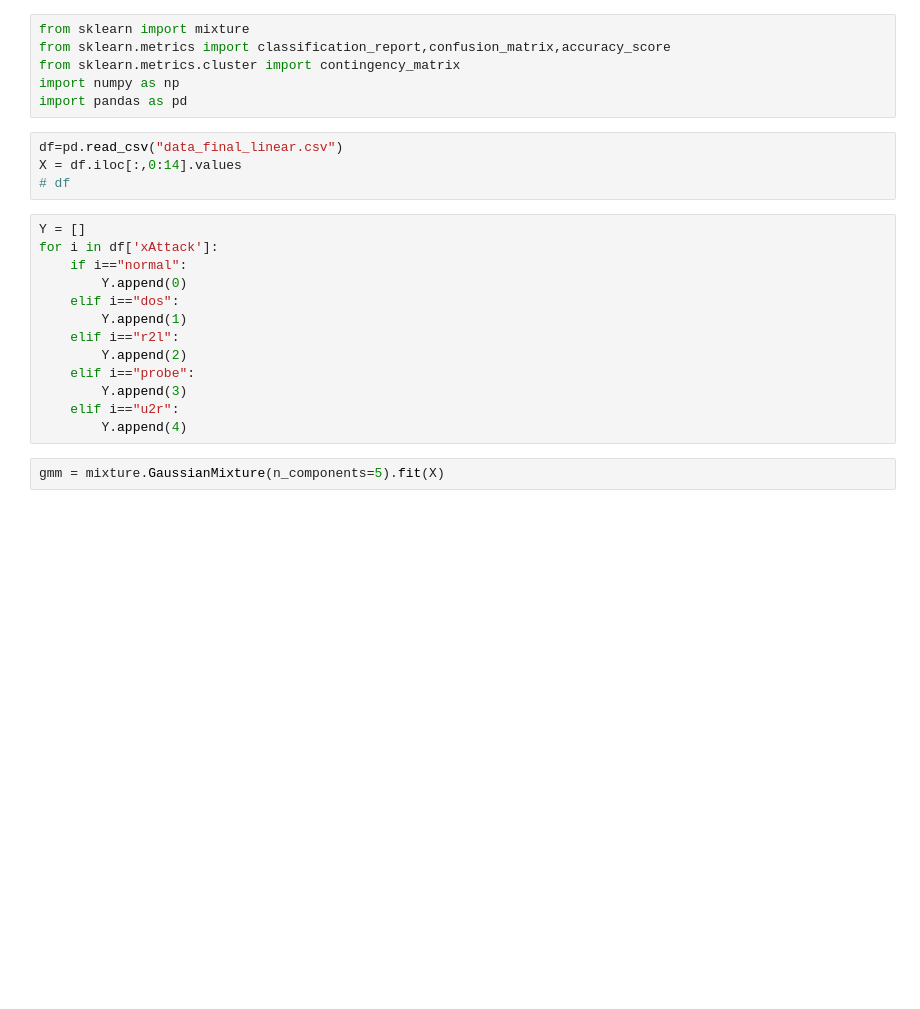
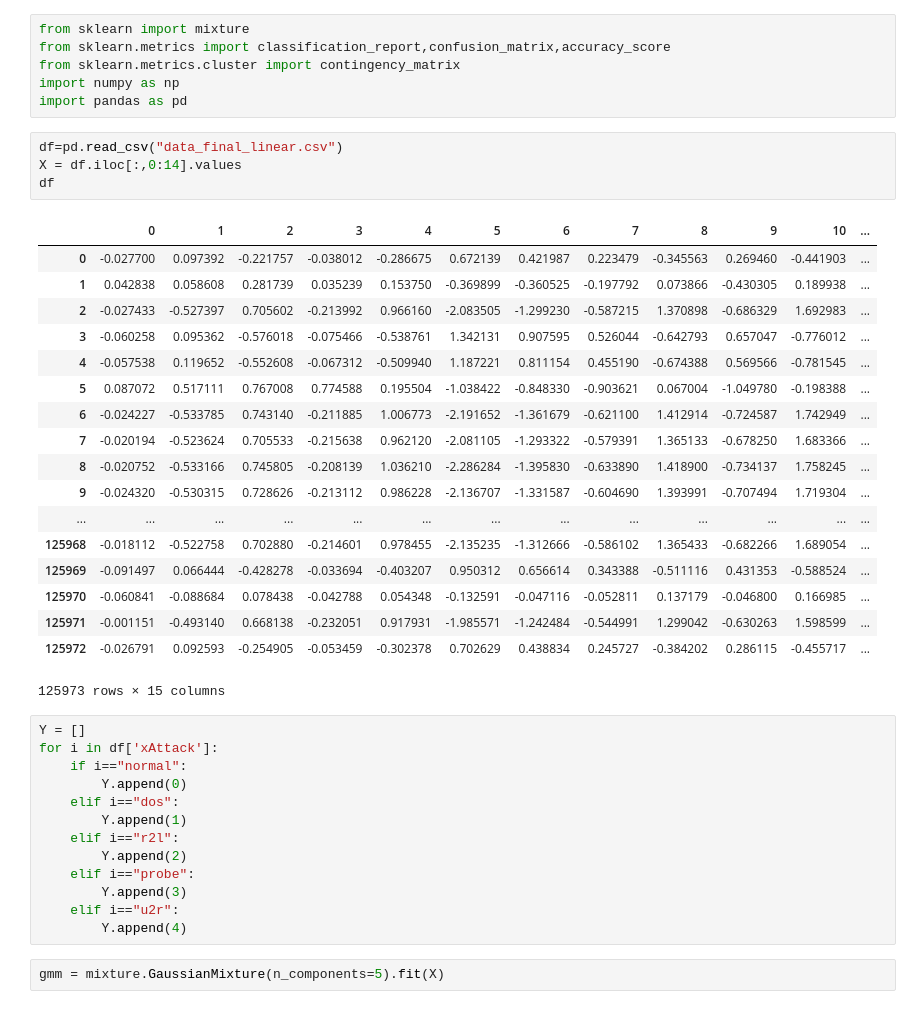
Before and after one commit to VatsalSoni301/AutoEncoder, a Jupyter notebook: GMM_linear.ipynb, the cells around one changed output. Cells and saved outputs as stored; diff of their text form; blank space fills up the shorter version.

```diff
--- a/GMM_linear.ipynb
+++ b/GMM_linear.ipynb
@@ -7,7 +7,26 @@ import pandas as pd
 # %%
 df=pd.read_csv("data_final_linear.csv")
 X = df.iloc[:,0:14].values
-# df
+df
+# %% [output]
+|  | 0 | 1 | 2 | 3 | 4 | 5 | 6 | 7 | 8 | 9 | 10 | ... |
+| 0 | -0.027700 | 0.097392 | -0.221757 | -0.038012 | -0.286675 | 0.672139 | 0.421987 | 0.223479 | -0.345563 | 0.269460 | -0.441903 | ... |
+| 1 | 0.042838 | 0.058608 | 0.281739 | 0.035239 | 0.153750 | -0.369899 | -0.360525 | -0.197792 | 0.073866 | -0.430305 | 0.189938 | ... |
+| 2 | -0.027433 | -0.527397 | 0.705602 | -0.213992 | 0.966160 | -2.083505 | -1.299230 | -0.587215 | 1.370898 | -0.686329 | 1.692983 | ... |
+| 3 | -0.060258 | 0.095362 | -0.576018 | -0.075466 | -0.538761 | 1.342131 | 0.907595 | 0.526044 | -0.642793 | 0.657047 | -0.776012 | ... |
+| 4 | -0.057538 | 0.119652 | -0.552608 | -0.067312 | -0.509940 | 1.187221 | 0.811154 | 0.455190 | -0.674388 | 0.569566 | -0.781545 | ... |
+| 5 | 0.087072 | 0.517111 | 0.767008 | 0.774588 | 0.195504 | -1.038422 | -0.848330 | -0.903621 | 0.067004 | -1.049780 | -0.198388 | ... |
+| 6 | -0.024227 | -0.533785 | 0.743140 | -0.211885 | 1.006773 | -2.191652 | -1.361679 | -0.621100 | 1.412914 | -0.724587 | 1.742949 | ... |
+| 7 | -0.020194 | -0.523624 | 0.705533 | -0.215638 | 0.962120 | -2.081105 | -1.293322 | -0.579391 | 1.365133 | -0.678250 | 1.683366 | ... |
+| 8 | -0.020752 | -0.533166 | 0.745805 | -0.208139 | 1.036210 | -2.286284 | -1.395830 | -0.633890 | 1.418900 | -0.734137 | 1.758245 | ... |
+| 9 | -0.024320 | -0.530315 | 0.728626 | -0.213112 | 0.986228 | -2.136707 | -1.331587 | -0.604690 | 1.393991 | -0.707494 | 1.719304 | ... |
+| ... | ... | ... | ... | ... | ... | ... | ... | ... | ... | ... | ... | ... |
+| 125968 | -0.018112 | -0.522758 | 0.702880 | -0.214601 | 0.978455 | -2.135235 | -1.312666 | -0.586102 | 1.365433 | -0.682266 | 1.689054 | ... |
+| 125969 | -0.091497 | 0.066444 | -0.428278 | -0.033694 | -0.403207 | 0.950312 | 0.656614 | 0.343388 | -0.511116 | 0.431353 | -0.588524 | ... |
+| 125970 | -0.060841 | -0.088684 | 0.078438 | -0.042788 | 0.054348 | -0.132591 | -0.047116 | -0.052811 | 0.137179 | -0.046800 | 0.166985 | ... |
+| 125971 | -0.001151 | -0.493140 | 0.668138 | -0.232051 | 0.917931 | -1.985571 | -1.242484 | -0.544991 | 1.299042 | -0.630263 | 1.598599 | ... |
+| 125972 | -0.026791 | 0.092593 | -0.254905 | -0.053459 | -0.302378 | 0.702629 | 0.438834 | 0.245727 | -0.384202 | 0.286115 | -0.455717 | ... |
+125973 rows × 15 columns
 # %%
 Y = []
 for i in df['xAttack']:
```
Also changed, not shown: 10 other files.
